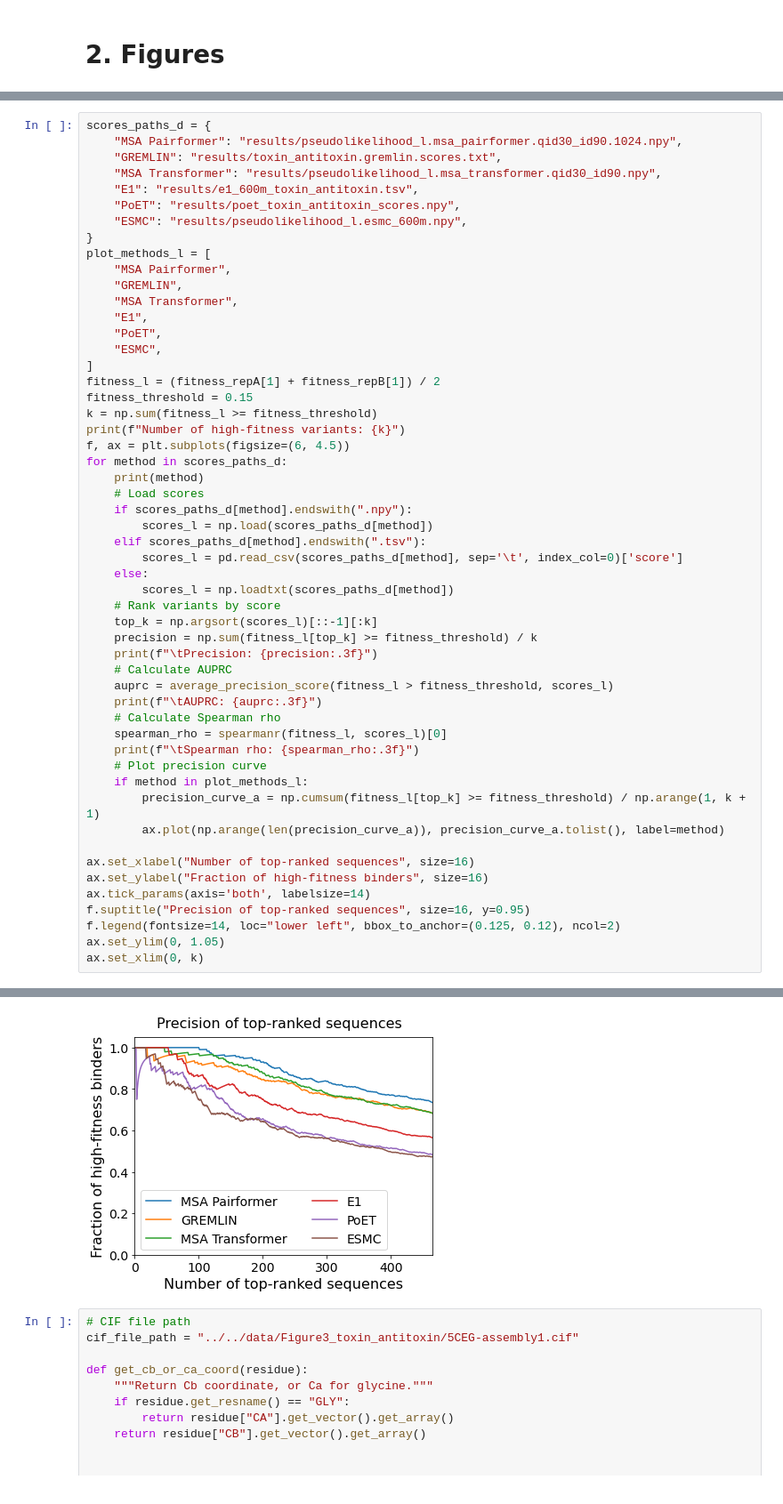
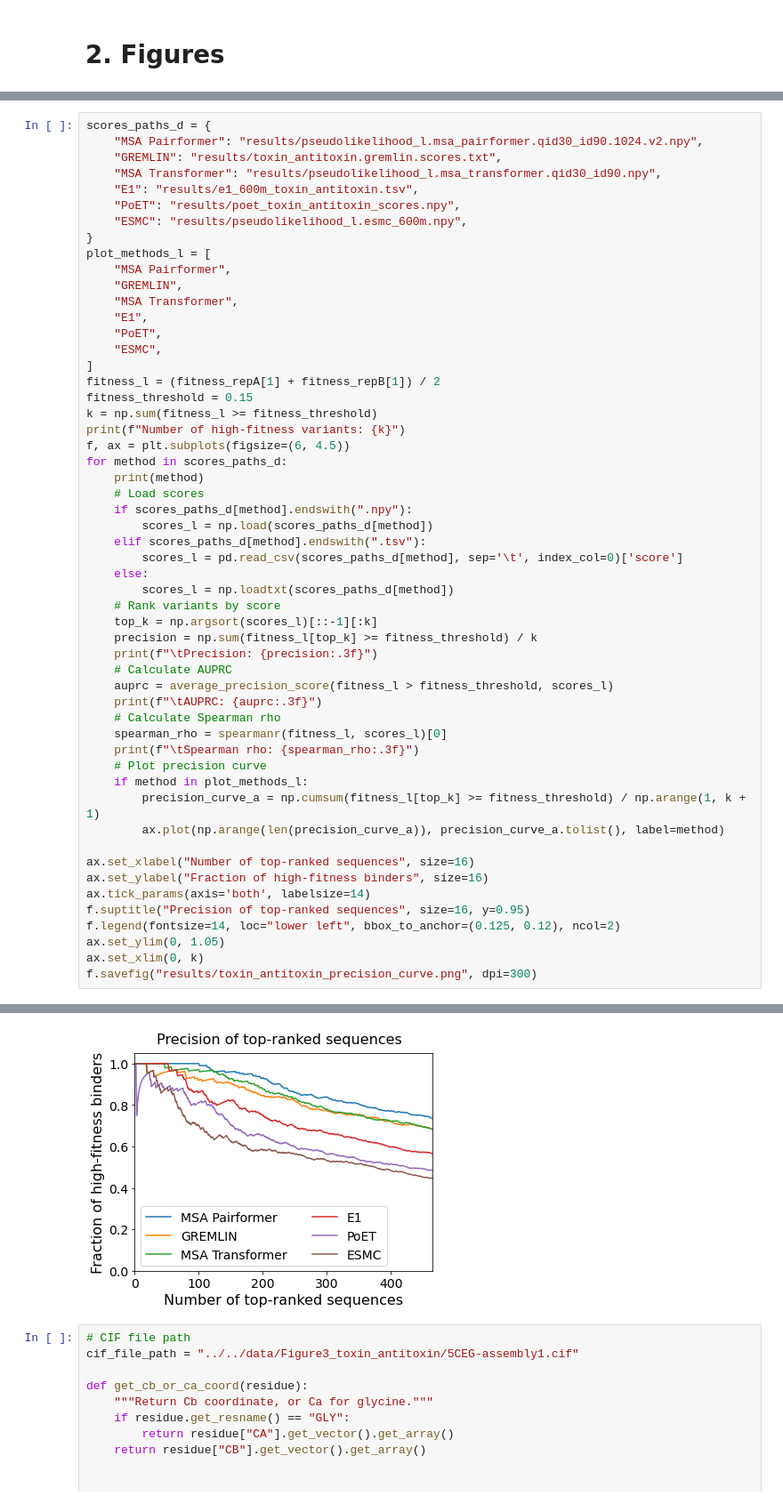
Before and after one commit to yoakiyama/MSA_Pairformer, a Jupyter notebook: Cell_2026_analysis_notebooks/Figure3/Figure3ABCD_toxin_antitoxin.ipynb, the cells around one changed output, grey strips where cells are left out. Shown at 89% size. Saved outputs shown, nothing was run; the diff lists cells and outputs as text.

```diff
--- a/Cell_2026_analysis_notebooks/Figure3/Figure3ABCD_toxin_antitoxin.ipynb
+++ b/Cell_2026_analysis_notebooks/Figure3/Figure3ABCD_toxin_antitoxin.ipynb
@@ -145,6 +180,6 @@ with open("../../data/Figure3_toxin_antitoxin/ParED_hhfilter.a3m", "w") as oFile
 # %%
 scores_paths_d = {
-    "MSA Pairformer": "results/pseudolikelihood_l.msa_pairformer.qid30_id90.1024.npy",
+    "MSA Pairformer": "results/pseudolikelihood_l.msa_pairformer.qid30_id90.1024.v2.npy",
     "GREMLIN": "results/toxin_antitoxin.gremlin.scores.txt",
     "MSA Transformer": "results/pseudolikelihood_l.msa_transformer.qid30_id90.npy",
     "E1": "results/e1_600m_toxin_antitoxin.tsv",
@@ -195,6 +230,7 @@ f.suptitle("Precision of top-ranked sequences", size=16, y=0.95)
 f.legend(fontsize=14, loc="lower left", bbox_to_anchor=(0.125, 0.12), ncol=2)
 ax.set_ylim(0, 1.05)
 ax.set_xlim(0, k)
+f.savefig("results/toxin_antitoxin_precision_curve.png", dpi=300)
 # %% [output]
 Number of high-fitness variants: 465
 MSA Pairformer
@@ -216,5 +252,5 @@ ESMC
 (0.0, 465.0)
-[figure, old version]
+[figure, new version]
 # %%
 # CIF file path
 cif_file_path = "../../data/Figure3_toxin_antitoxin/5CEG-assembly1.cif"
```
Also changed, not shown: parts of 5 cells of this notebook, 1 other file.
